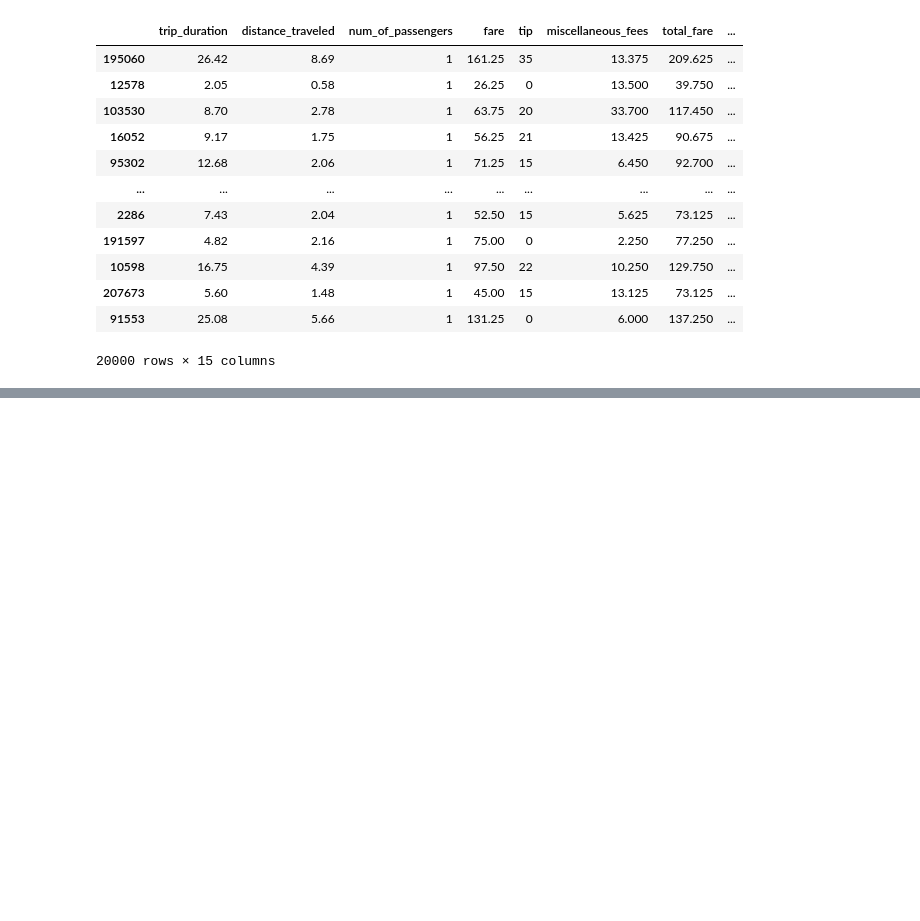
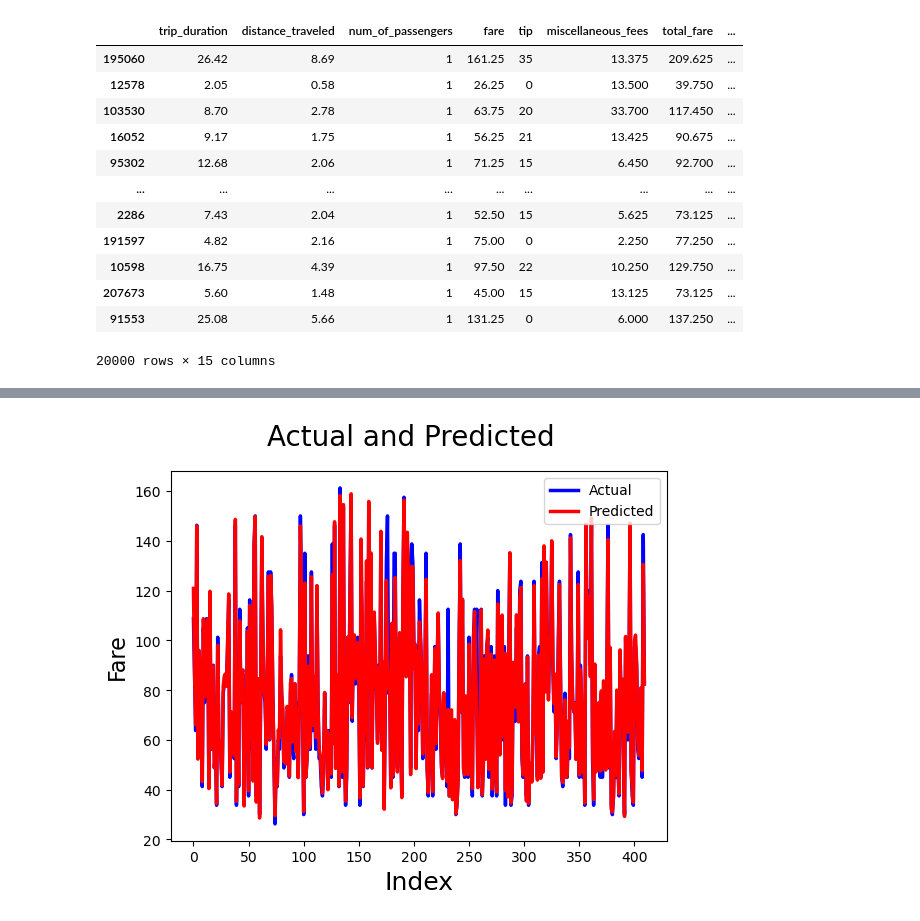
Before and after one commit to Hafaiedh-Habib/Machine-Learning-Project, a Jupyter notebook: Projet.ipynb, the cells around one changed output, grey strips where cells are left out. Drawn from its saved outputs; the diff is of its cells as text; code cells hidden in the pictures; blank space fills up the shorter version.

```diff
--- a/Projet.ipynb
+++ b/Projet.ipynb
@@ -1003,0 +1228,13 @@ df_sample
+# %%
+c = list(range(len(y2_test)))
+
+fig = plt.figure()
+plt.plot(c,y2_test, color="blue", linewidth=2.5, linestyle="-")
+plt.plot(c,y2_pred, color="red",  linewidth=2.5, linestyle="-")
+fig.suptitle('Actual and Predicted', fontsize=20)
+plt.xlabel('Index', fontsize=18)
+plt.ylabel('Fare', fontsize=16)
+plt.legend(['Actual','Predicted'])
+plt.show()
+# %% [output]
+[figure, added]
```
Also changed, not shown: parts of 44 cells of this notebook.
